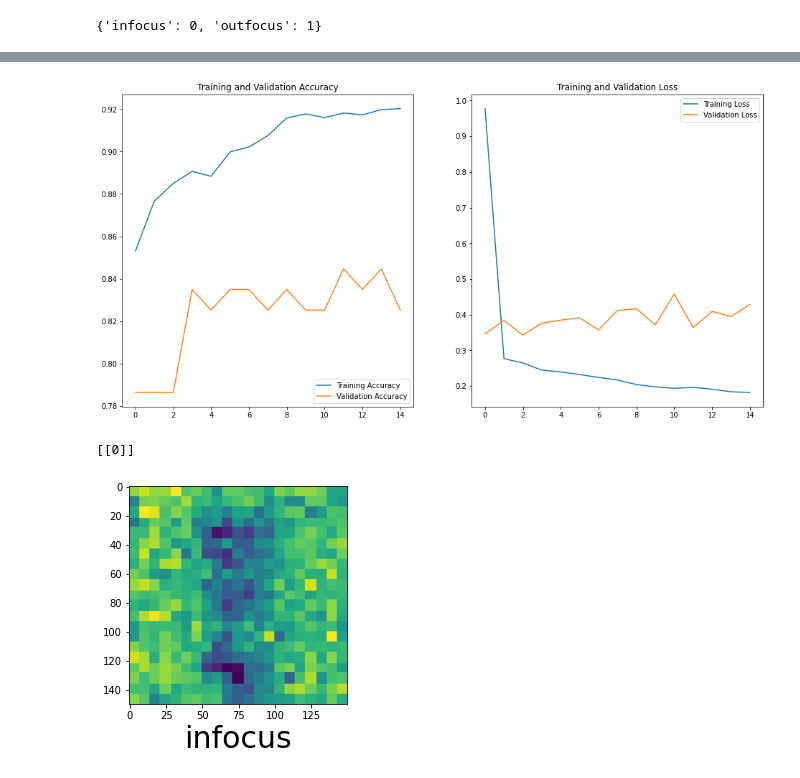
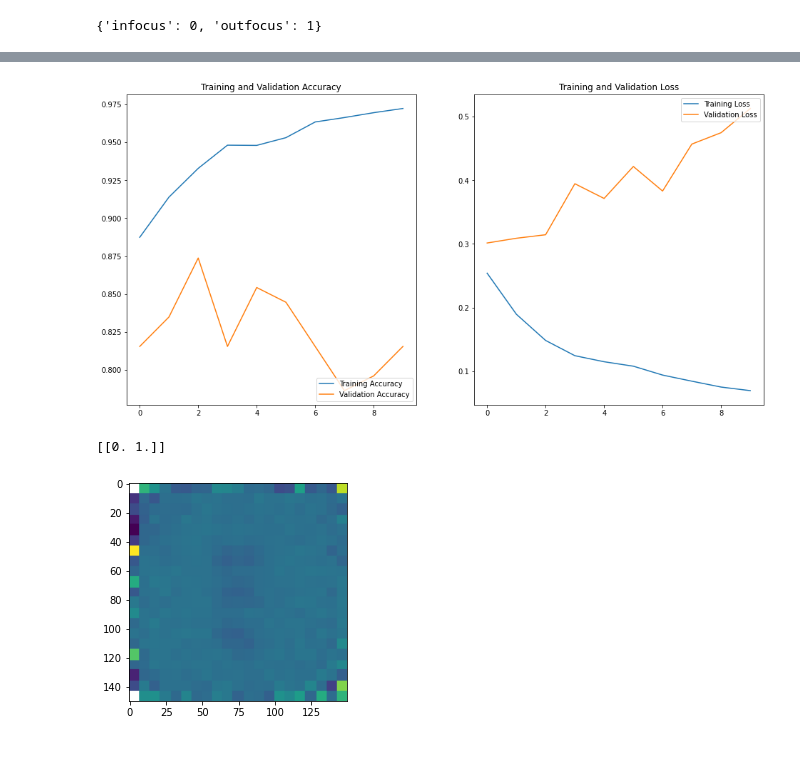
Before and after one commit to CliveKBinu/Tomogorams_NN, a Jupyter notebook: Tomogram_CNN_auto_focus.ipynb, the cells around one changed output, grey strips where cells are left out. Cells and saved outputs as stored; diff of their text form; code cells hidden in the pictures.

Commit message:
updated with z-objects and best_image

```diff
--- a/Tomogram_CNN_auto_focus.ipynb
+++ b/Tomogram_CNN_auto_focus.ipynb
@@ -25,7 +24,7 @@ train_dataset = generator.flow_from_directory("F:/Research/Tomograms interpolati
                                           target_size=(150,150),
                                           batch_size = 32,
                                           #color_mode = 'rgb',
-                                          class_mode = 'binary',
+                                          class_mode = 'categorical',
                                           subset = 'training',
                                           shuffle=True,
                                           seed = 42
@@ -36,7 +35,7 @@ val_dataset = generator.flow_from_directory("F:/Research/val",
                                           batch_size =32,
                                           #color_mode = 'rgb',
                                           #subset = 'validation',
-                                          class_mode = 'binary')
+                                          class_mode = 'categorical')
 
 #Test_dataset = Test_generator.flow_from_directory('F:/Research/val',target_size=(150,150))
 # %% [output]
@@ -49,7 +48,7 @@ print(train_dataset.class_indices)
 # %%
 num_classes = 2
 from tensorflow.keras.models import Sequential
-from tensorflow.keras import regularizers
+
 
 
 img_height=img_width=150
@@ -59,9 +58,9 @@ model = Sequential([
     layers.experimental.preprocessing.RandomFlip("horizontal",
                                                  input_shape=(img_height,
                                                               img_width,
-                                                              3),seed=42),
-    layers.experimental.preprocessing.RandomRotation(0.1,seed=42),
-    layers.experimental.preprocessing.RandomZoom(0.1,seed=42),
+                                                              3)),
+    layers.experimental.preprocessing.RandomRotation(0.1),
+    layers.experimental.preprocessing.RandomZoom(0.1),
   ])
 
 model.add(keras.layers.Conv2D(32,(3,3),activation='relu',input_shape=(150,150,3)))
@@ -71,13 +70,9 @@ model.add(keras.layers.MaxPool2D(2,2))
 model.add(keras.layers.Conv2D(64,(3,3),activation='relu'))
 model.add(keras.layers.MaxPool2D(2,2))
 
-
-
 # Convolutional layer and maxpool layer 3
-model.add(keras.layers.Conv2D(64,(3,3),activation='relu',kernel_regularizer=regularizers.l2(1e-1)))
+model.add(keras.layers.Conv2D(128,(3,3),activation='relu'))
 model.add(keras.layers.MaxPool2D(2,2))
-model.add(keras.layers.Dropout(0.9))
-
 
 # Convolutional layer and maxpool layer 4
 #model.add(keras.layers.Conv2D(128,(3,3),activation='relu'))
@@ -87,11 +82,11 @@ model.add(keras.layers.Dropout(0.9))
 model.add(keras.layers.Flatten())
 
 # Hidden layer with 512 neurons and Rectified Linear Unit activation function
-model.add(keras.layers.Dense(80,activation='relu'))
+model.add(keras.layers.Dense(218,activation='relu'))
 
 # Output layer with single neuron which gives 0 for Cat or 1 for Dog
 #Here we use sigmoid activation function which makes our model output to lie between 0 and 1
-model.add(keras.layers.Dense(1,activation='sigmoid'))
+model.add(keras.layers.Dense(2,activation='softmax'))
 # %%
 model.summary()
 # %% [output]
@@ -117,7 +112,7 @@ model.compile(optimizer='adam',
               loss='binary_crossentropy',
               metrics=['accuracy'])
 # %%
-epochs = 15
+epochs = 10
 history = model.fit(
   train_dataset,
   validation_data=val_dataset,
@@ -164,7 +162,7 @@ plt.legend(loc='upper right')
 plt.title('Training and Validation Loss')
 plt.show()
 # %% [output]
-[figure, old version]
+[figure, new version]
 # %%
 
 from tensorflow.keras.applications.imagenet_utils import decode_predictions
@@ -174,33 +172,34 @@ def predictImage(filename):
 
     plt.imshow(img1)
 
+    #Y = image.img_to_array(img1)/255
 
-
-    Y = image.img_to_array(img1)/255
+    Y = image.img_to_array(img1)
 
     X = np.expand_dims(Y,axis=0)
 
-    val = model.predict_classes(X)
+    val = model.predict_proba(X)
     #val = np.argmax(model.predict(X), axis=-1)
     #decode_predictions(val)[0]
     print(val)
-
-    if val == 0:
+    '''
+    if val[0][1] == 0:
 
         plt.xlabel("infocus",fontsize=30)
 
 
-    elif val == 1:
+    elif val[0][1] == 1:
 
         plt.xlabel("outfocus",fontsize=30)
+    '''
 # %%
-zplane = 42
+zplane = 80
 #interpolation = 'bessel'
 predictImage('F:/Research/Test/multi_lead_constrained_none_img{}.png'.format(zplane))
 #predictImage(r'F:/Research/val/{}_img{}.png'.format(interpolation,pre_image))
 # %% [output]
-[[0]]
+[[0. 1.]]
-[figure, old version]
+[figure, new version]
 # %%
 def getFocus(filename):
     img1 = image.load_img(filename,target_size=(150,150))
```
Also changed, not shown: parts of 12 cells of this notebook.
